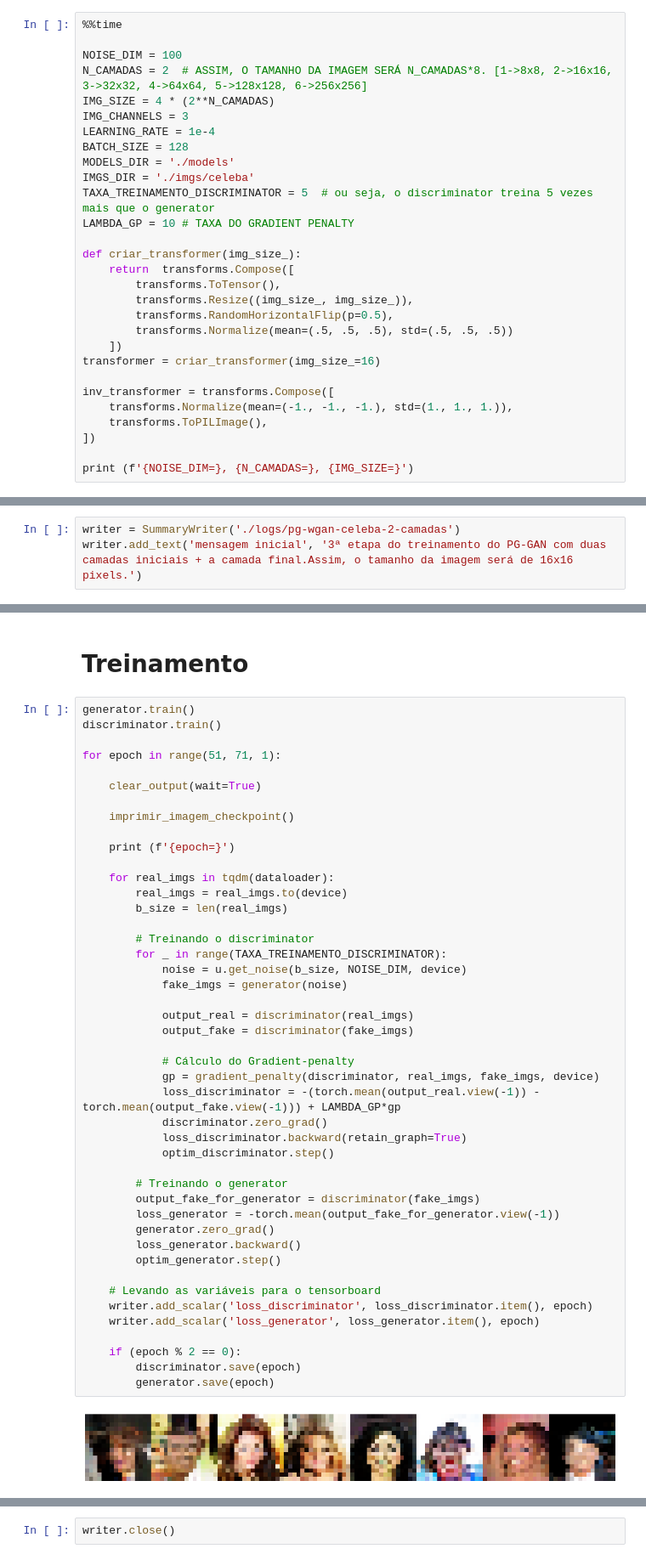
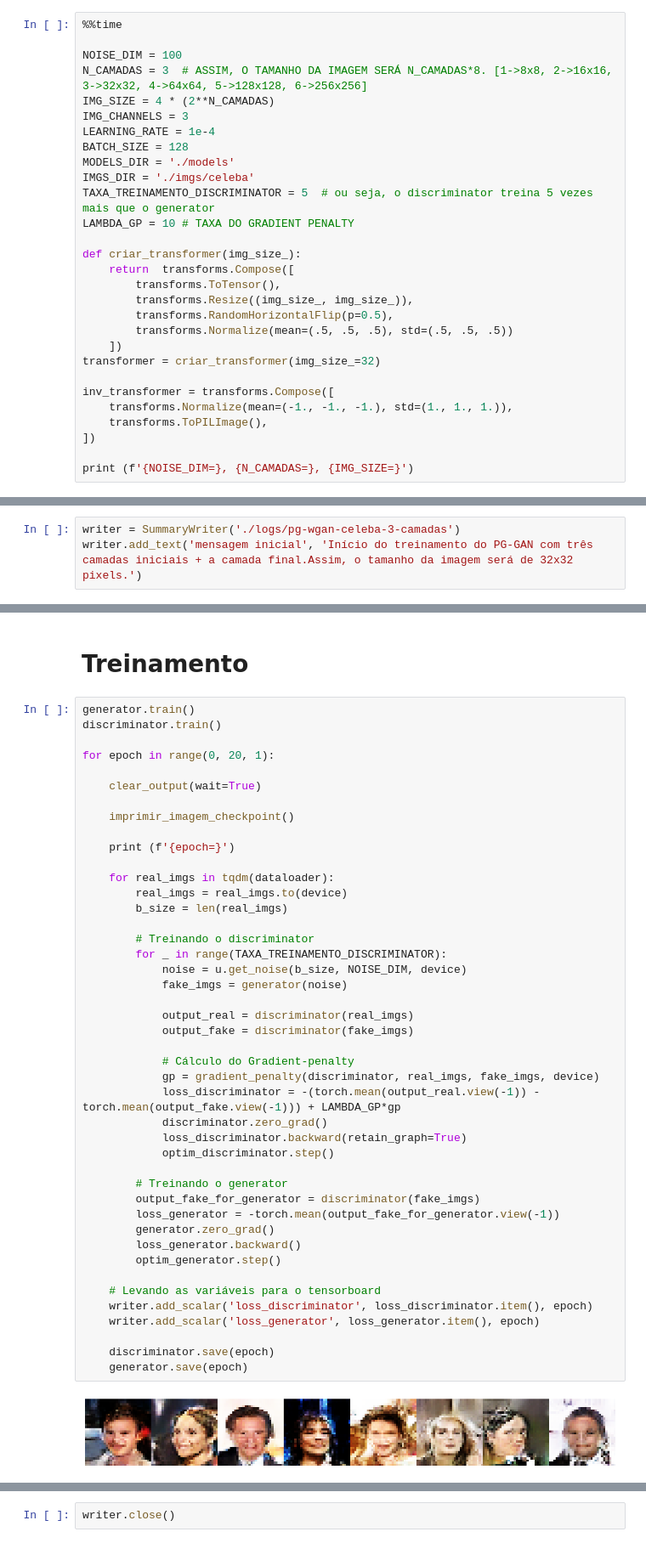
Before and after one commit to netomap/PG-GAN-CELEBA, a Jupyter notebook: main.ipynb, the cells around one changed output, grey strips where cells are left out. Shown: that part at 85% size. Drawn from its saved outputs; the diff is of its cells as text.

Commit message:
treinamento 3 camadas
Início de treinamento de três camadas.

```diff
--- a/main.ipynb
+++ b/main.ipynb
@@ -15,7 +15,7 @@ from torch.utils.tensorboard.writer import SummaryWriter
 %%time
 
 NOISE_DIM = 100
-N_CAMADAS = 2  # ASSIM, O TAMANHO DA IMAGEM SERÁ N_CAMADAS*8. [1->8x8, 2->16x16, 3->32x32, 4->64x64, 5->128x128, 6->256x256]
+N_CAMADAS = 3  # ASSIM, O TAMANHO DA IMAGEM SERÁ N_CAMADAS*8. [1->8x8, 2->16x16, 3->32x32, 4->64x64, 5->128x128, 6->256x256]
 IMG_SIZE = 4 * (2**N_CAMADAS)
 IMG_CHANNELS = 3
 LEARNING_RATE = 1e-4
@@ -32,7 +32,7 @@ def criar_transformer(img_size_):
         transforms.RandomHorizontalFlip(p=0.5),
         transforms.Normalize(mean=(.5, .5, .5), std=(.5, .5, .5))
     ])
-transformer = criar_transformer(img_size_=16)
+transformer = criar_transformer(img_size_=32)
 
 inv_transformer = transforms.Compose([
     transforms.Normalize(mean=(-1., -1., -1.), std=(1., 1., 1.)),
@@ -47,6 +47,6 @@ Wall time: 635 µs
 # %%
-writer = SummaryWriter('./logs/pg-wgan-celeba-2-camadas')
-writer.add_text('mensagem inicial', '3ª etapa do treinamento do PG-GAN com duas camadas iniciais + a camada final.Assim, o tamanho da imagem será de 16x16 pixels.')
+writer = SummaryWriter('./logs/pg-wgan-celeba-3-camadas')
+writer.add_text('mensagem inicial', 'Início do treinamento do PG-GAN com três camadas iniciais + a camada final.Assim, o tamanho da imagem será de 32x32 pixels.')
 # %% [markdown]
 # Inspeção de algumas imagens
 # %%
@@ -175,7 +181,7 @@ ok
 generator.train()
 discriminator.train()
 
-for epoch in range(51, 71, 1):
+for epoch in range(0, 20, 1):
 
     clear_output(wait=True)
 
@@ -187,34 +193,33 @@ for epoch in range(51, 71, 1):
         real_imgs = real_imgs.to(device)
         b_size = len(real_imgs)
 
         # Treinando o discriminator
         for _ in range(TAXA_TREINAMENTO_DISCRIMINATOR):
             noise = u.get_noise(b_size, NOISE_DIM, device)
             fake_imgs = generator(noise)
 
             output_real = discriminator(real_imgs)
             output_fake = discriminator(fake_imgs)
 
             # Cálculo do Gradient-penalty
             gp = gradient_penalty(discriminator, real_imgs, fake_imgs, device)
             loss_discriminator = -(torch.mean(output_real.view(-1)) - torch.mean(output_fake.view(-1))) + LAMBDA_GP*gp
             discriminator.zero_grad()
             loss_discriminator.backward(retain_graph=True)
             optim_discriminator.step()
 
         # Treinando o generator
         output_fake_for_generator = discriminator(fake_imgs)
         loss_generator = -torch.mean(output_fake_for_generator.view(-1))
         generator.zero_grad()
         loss_generator.backward()
         optim_generator.step()
 
     # Levando as variáveis para o tensorboard
     writer.add_scalar('loss_discriminator', loss_discriminator.item(), epoch)
     writer.add_scalar('loss_generator', loss_generator.item(), epoch)
 
-    if (epoch % 2 == 0):
-        discriminator.save(epoch)
-        generator.save(epoch)
+    discriminator.save(epoch)
+    generator.save(epoch)
 # %% [output]
-[figure, old version]
+[figure, new version]
```
Also changed, not shown: parts of 5 cells of this notebook, 3 other files.
